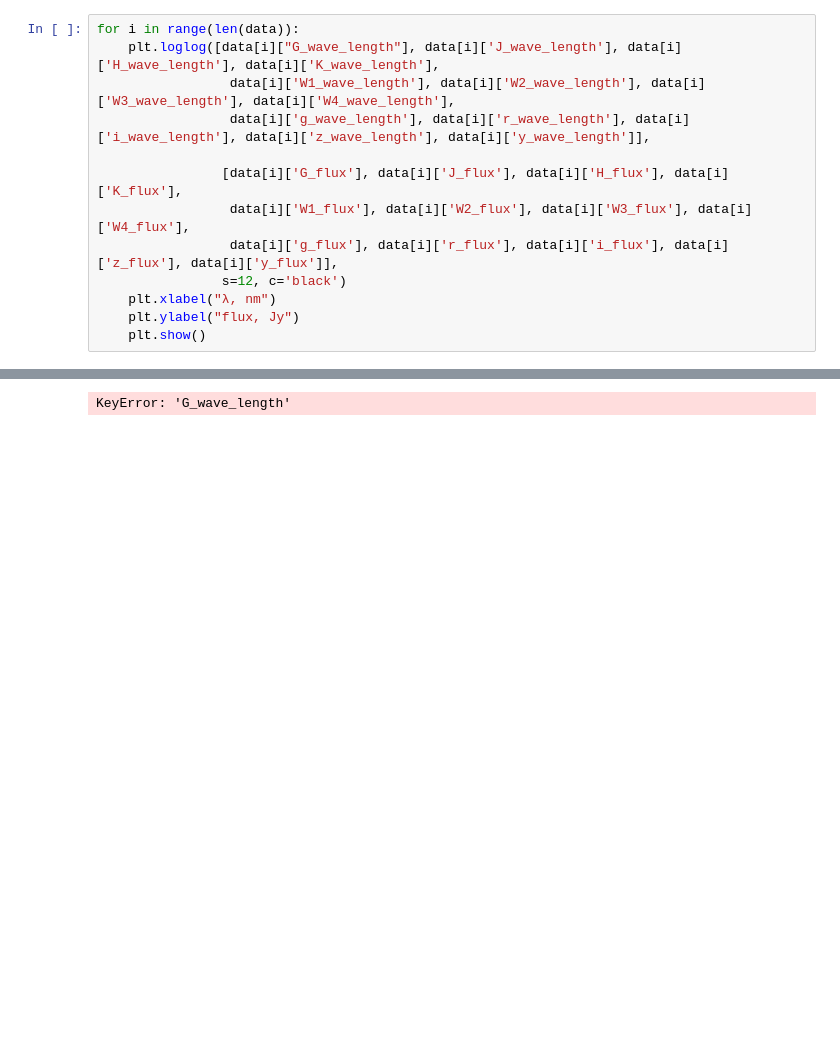
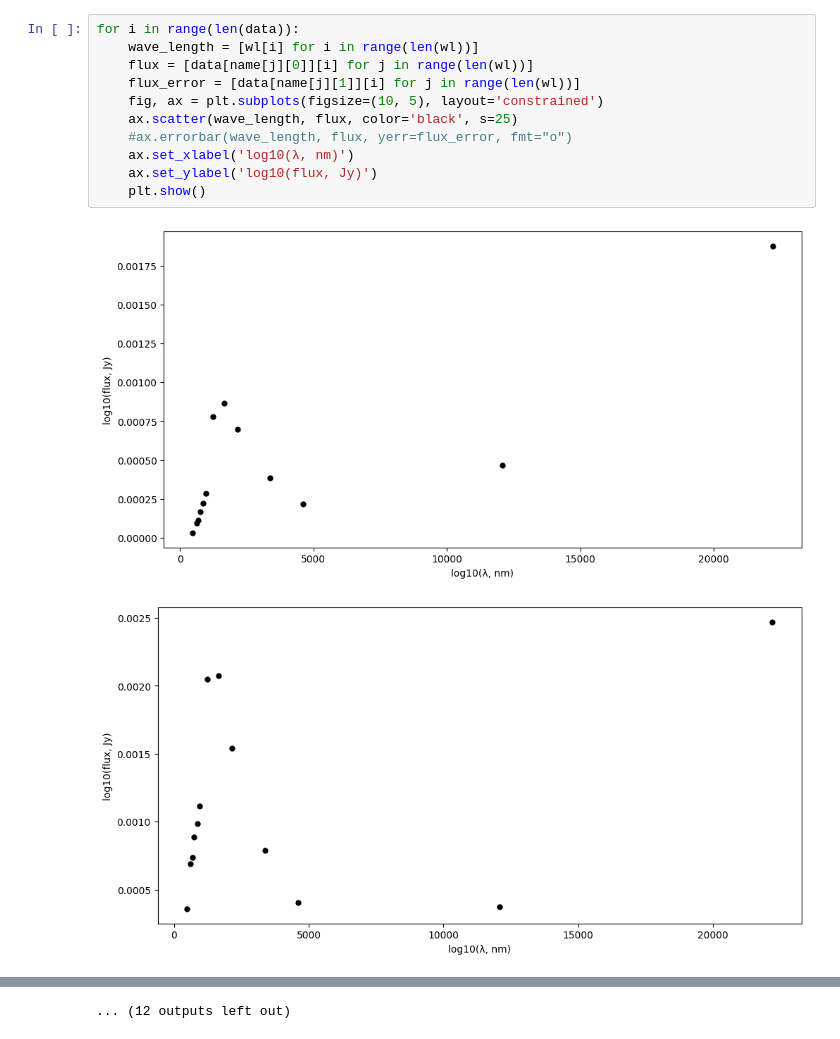
Before and after one commit to AstroTaffer/MEN-681301-OAM, a Jupyter notebook: Gimalieva.ipynb, the cells around one changed output, grey strips where cells are left out. Drawn from its saved outputs; the diff is of its cells as text; blank space fills up the shorter version.

```diff
--- a/Gimalieva.ipynb
+++ b/Gimalieva.ipynb
@@ -148,14 +83,14 @@ Table length=24
 # %%
 for i in range(len(data)):
-    plt.loglog([data[i]["G_wave_length"], data[i]['J_wave_length'], data[i]['H_wave_length'], data[i]['K_wave_length'],
-                 data[i]['W1_wave_length'], data[i]['W2_wave_length'], data[i]['W3_wave_length'], data[i]['W4_wave_length'],
-                 data[i]['g_wave_length'], data[i]['r_wave_length'], data[i]['i_wave_length'], data[i]['z_wave_length'], data[i]['y_wave_length']],
-
-                [data[i]['G_flux'], data[i]['J_flux'], data[i]['H_flux'], data[i]['K_flux'],
-                 data[i]['W1_flux'], data[i]['W2_flux'], data[i]['W3_flux'], data[i]['W4_flux'],
-                 data[i]['g_flux'], data[i]['r_flux'], data[i]['i_flux'], data[i]['z_flux'], data[i]['y_flux']],
-                s=12, c='black')
-    plt.xlabel("λ, nm")
-    plt.ylabel("flux, Jy")
+    wave_length = [wl[i] for i in range(len(wl))]
+    flux = [data[name[j][0]][i] for j in range(len(wl))]
+    flux_error = [data[name[j][1]][i] for j in range(len(wl))]
+    fig, ax = plt.subplots(figsize=(10, 5), layout='constrained')
+    ax.scatter(wave_length, flux, color='black', s=25)
+    #ax.errorbar(wave_length, flux, yerr=flux_error, fmt="o")
+    ax.set_xlabel('log10(λ, nm)')
+    ax.set_ylabel('log10(flux, Jy)')
     plt.show()
 # %% [output]
+[figure, added]
+[figure, added]
@@ -162 +107 @@ for i in range(len(data)):
-KeyError: 'G_wave_length'
+... (12 outputs left out)
```
Also changed, not shown: parts of 3 cells of this notebook.
